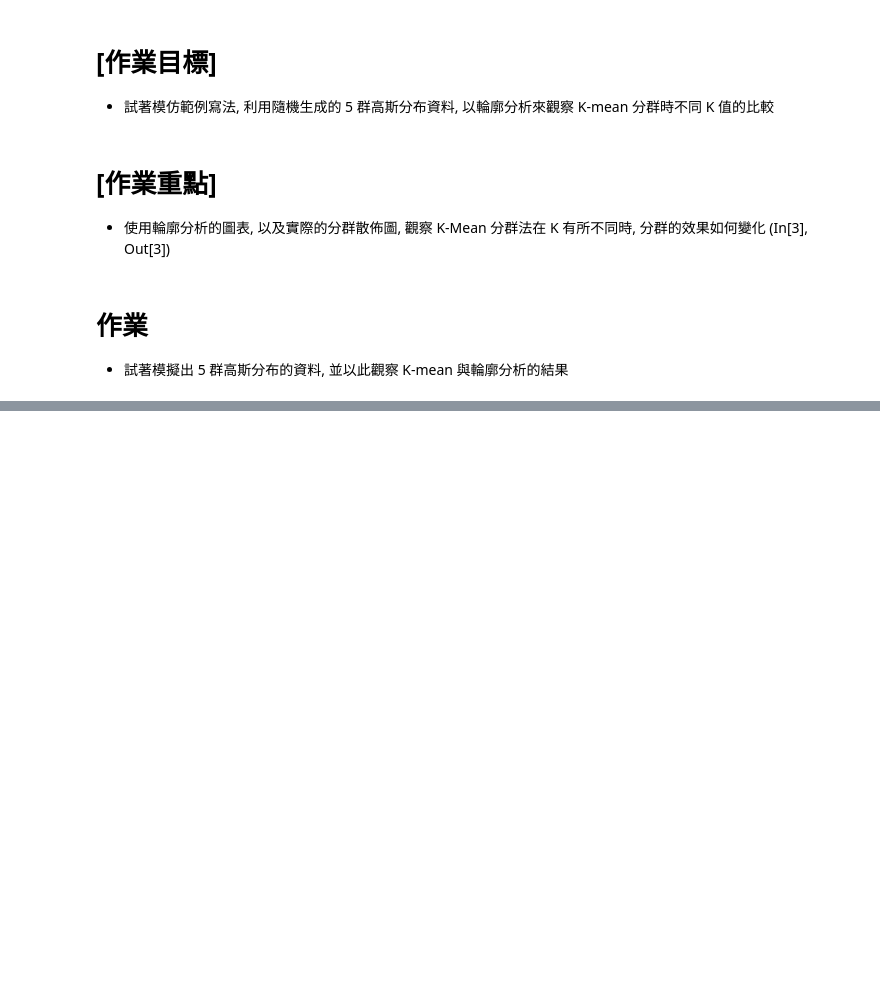
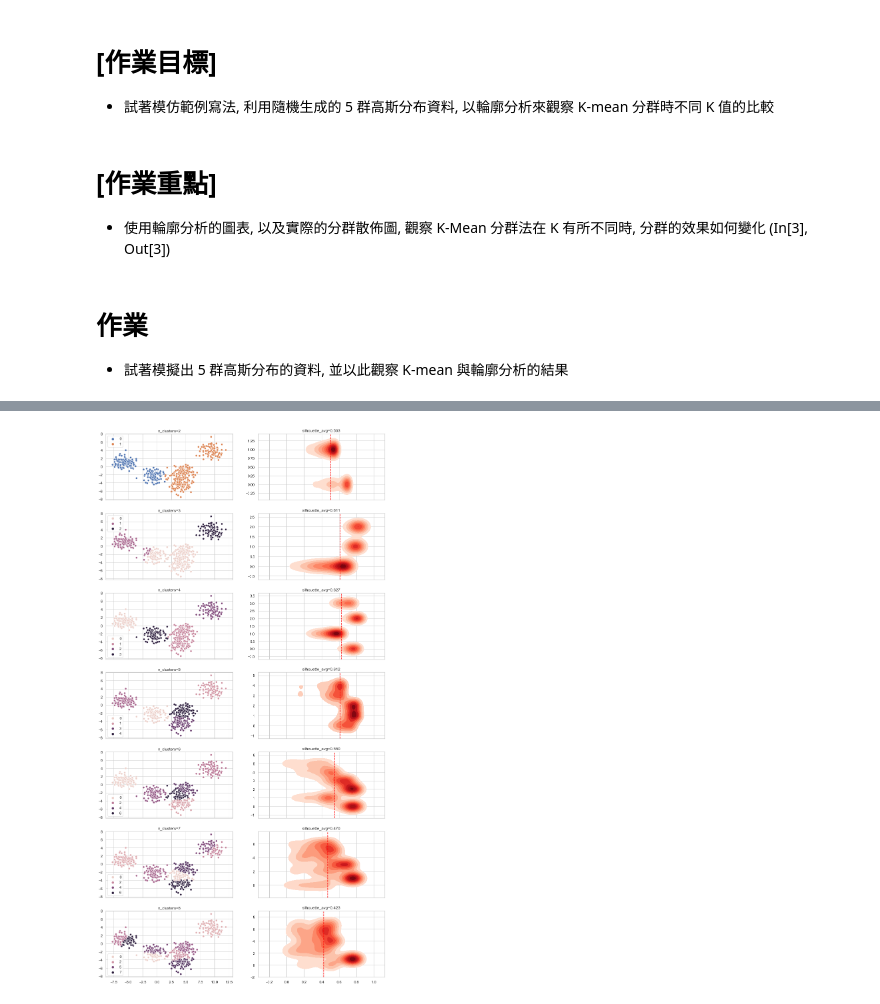
Before and after one commit to flyhead30042/ML100, a Jupyter notebook: homework/Day_056_kmean_HW.ipynb, the cells around one changed output, grey strips where cells are left out. Cells and saved outputs as stored; diff of their text form; code cells hidden in the pictures; blank space fills up the shorter version.

```diff
--- a/homework/Day_056_kmean_HW.ipynb
+++ b/homework/Day_056_kmean_HW.ipynb
@@ -41,26 +37,0 @@ range_n_clusters = [2, 3, 4, 5, 6, 7, 8]
-# %%
-range_n_clusters = [2]
-
-for n_clusters in range_n_clusters:
-    fig, (ax1, ax2) = plt.subplots(1, 2, figsize=(12,5))
-
-    model = KMeans(n_clusters = n_clusters, random_state=10)
-    clusterer = KMeans(n_clusters=n_clusters, random_state=10)
-    cluster_labels = clusterer.fit_predict(X)
-    silhouette_avg = silhouette_score(X, cluster_labels)
-    print("For n_clusters =", n_clusters,
-          "The average silhouette_score is :", silhouette_avg)
-    sample_silhouette_values = silhouette_samples(X, cluster_labels)
-
-
-    cluster_labels_0 = np.sort(sample_silhouette_values[cluster_labels ==0])
-    cluster_labels_1 = np.sort(sample_silhouette_values[cluster_labels ==1])
-    print(cluster_labels_0.size)
-
-    ax1.fill_betweenx(np.arange(0, cluster_labels_0.size),
-                          sample_silhouette_values[cluster_labels ==0], facecolor="blue")
-
-    ax1.fill_betweenx(np.arange(0, cluster_labels_1.size),
-                          sample_silhouette_values[cluster_labels ==1], facecolor="orange")
-
-    sns.scatterplot(x=X[:, 0], y=X[:,1], hue=cluster_labels ,  ax=ax2)
@@ -70,0 +62,18 @@ For n_clusters = 2 The average silhouette_score is : 0.5027144446956527
+# %%
+range_n_clusters = [2, 3, 4, 5, 6, 7, 8]
+
+fig, ax = plt.subplots(7, 2, figsize=(15,30), sharex="col")
+
+for i, n_clusters in enumerate(range_n_clusters):
+    clusterer = KMeans(n_clusters=n_clusters, random_state=10)
+    cluster_labels = clusterer.fit_predict(X)
+    silhouette_avg = silhouette_score(X, cluster_labels)
+    sample_silhouette_values = silhouette_samples(X, cluster_labels)
+
+
+    sns.set(style="whitegrid")
+    sns.scatterplot(x=X[:, 0], y=X[:,1], hue=cluster_labels, ax=ax[i, 0]).set_title("n_clusters={}".format(n_clusters))
+    sns.kdeplot(sample_silhouette_values, cluster_labels, shade=True, cmap="Reds", legend=True, shade_lowest=False, ax=ax[i, 1]).set_title("silhouette_avg={:.3f}".format(silhouette_avg))
+    ax[i, 1].axvline(x=silhouette_avg, color="red", linestyle="--")
+# %% [output]
+[figure, added]
```
Also changed, not shown: parts of 4 cells of this notebook.
